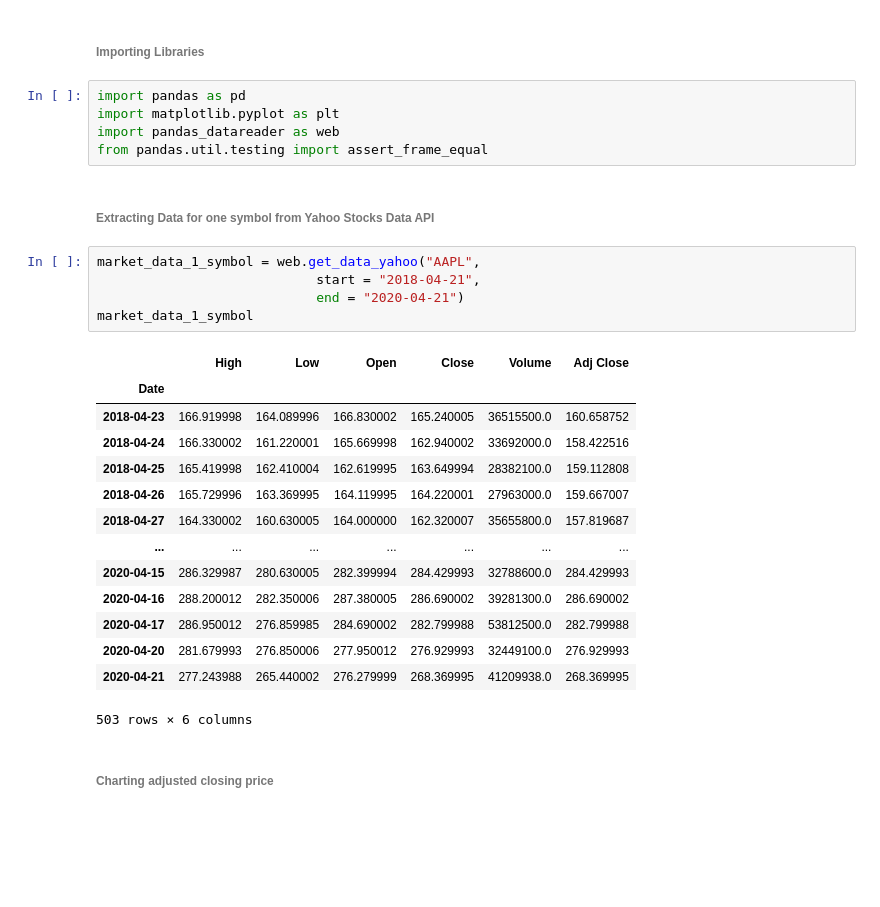
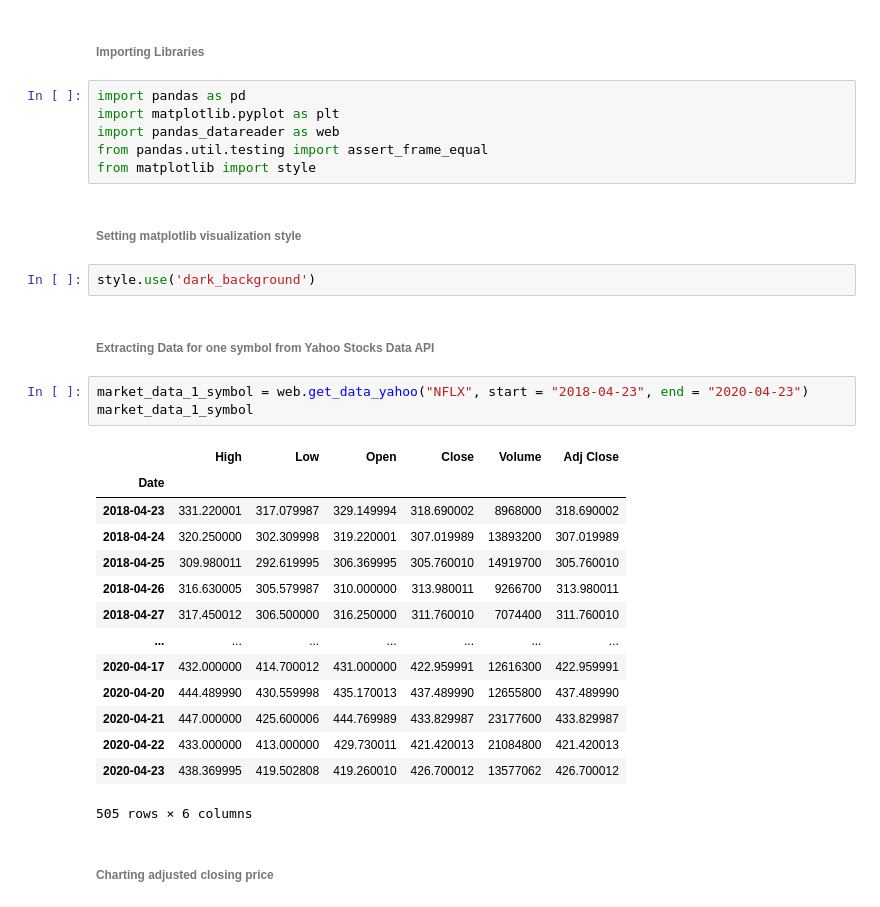
Before and after one commit to utsav-chatterjee/Market_Data_Analysis, a Jupyter notebook: Returns_Analysis_Yahoo_Data.ipynb, the cells around one changed output. Saved outputs shown, nothing was run; the diff lists cells and outputs as text; blank space fills up the shorter version.

```diff
--- a/Returns_Analysis_Yahoo_Data.ipynb
+++ b/Returns_Analysis_Yahoo_Data.ipynb
@@ -17,28 +17,31 @@ import pandas as pd
 import matplotlib.pyplot as plt
 import pandas_datareader as web
 from pandas.util.testing import assert_frame_equal
+from matplotlib import style
+# %% [markdown]
+###### Setting matplotlib visualization style
+# %%
+style.use('dark_background')
 # %% [markdown]
 ###### Extracting Data for one symbol from Yahoo Stocks Data API
 # %%
-market_data_1_symbol = web.get_data_yahoo("AAPL",
-                            start = "2018-04-21",
-                            end = "2020-04-21")
+market_data_1_symbol = web.get_data_yahoo("NFLX", start = "2018-04-23", end = "2020-04-23")
 market_data_1_symbol
 # %% [output]
 |  | High | Low | Open | Close | Volume | Adj Close |
 | Date |  |  |  |  |  |  |
-| 2018-04-23 | 166.919998 | 164.089996 | 166.830002 | 165.240005 | 36515500.0 | 160.658752 |
-| 2018-04-24 | 166.330002 | 161.220001 | 165.669998 | 162.940002 | 33692000.0 | 158.422516 |
-| 2018-04-25 | 165.419998 | 162.410004 | 162.619995 | 163.649994 | 28382100.0 | 159.112808 |
-| 2018-04-26 | 165.729996 | 163.369995 | 164.119995 | 164.220001 | 27963000.0 | 159.667007 |
-| 2018-04-27 | 164.330002 | 160.630005 | 164.000000 | 162.320007 | 35655800.0 | 157.819687 |
+| 2018-04-23 | 331.220001 | 317.079987 | 329.149994 | 318.690002 | 8968000 | 318.690002 |
+| 2018-04-24 | 320.250000 | 302.309998 | 319.220001 | 307.019989 | 13893200 | 307.019989 |
+| 2018-04-25 | 309.980011 | 292.619995 | 306.369995 | 305.760010 | 14919700 | 305.760010 |
+| 2018-04-26 | 316.630005 | 305.579987 | 310.000000 | 313.980011 | 9266700 | 313.980011 |
+| 2018-04-27 | 317.450012 | 306.500000 | 316.250000 | 311.760010 | 7074400 | 311.760010 |
 | ... | ... | ... | ... | ... | ... | ... |
-| 2020-04-15 | 286.329987 | 280.630005 | 282.399994 | 284.429993 | 32788600.0 | 284.429993 |
-| 2020-04-16 | 288.200012 | 282.350006 | 287.380005 | 286.690002 | 39281300.0 | 286.690002 |
-| 2020-04-17 | 286.950012 | 276.859985 | 284.690002 | 282.799988 | 53812500.0 | 282.799988 |
-| 2020-04-20 | 281.679993 | 276.850006 | 277.950012 | 276.929993 | 32449100.0 | 276.929993 |
-| 2020-04-21 | 277.243988 | 265.440002 | 276.279999 | 268.369995 | 41209938.0 | 268.369995 |
+| 2020-04-17 | 432.000000 | 414.700012 | 431.000000 | 422.959991 | 12616300 | 422.959991 |
+| 2020-04-20 | 444.489990 | 430.559998 | 435.170013 | 437.489990 | 12655800 | 437.489990 |
+| 2020-04-21 | 447.000000 | 425.600006 | 444.769989 | 433.829987 | 23177600 | 433.829987 |
+| 2020-04-22 | 433.000000 | 413.000000 | 429.730011 | 421.420013 | 21084800 | 421.420013 |
+| 2020-04-23 | 438.369995 | 419.502808 | 419.260010 | 426.700012 | 13577062 | 426.700012 |
-503 rows × 6 columns
+505 rows × 6 columns
 # %% [markdown]
 ###### Charting adjusted closing price
 # %%
```
Also changed, not shown: parts of 8 cells of this notebook.
